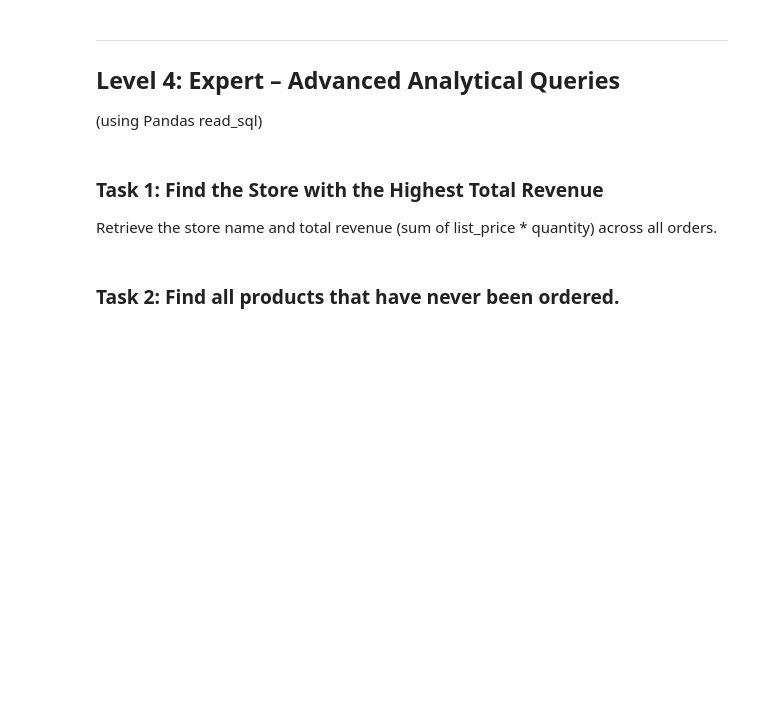
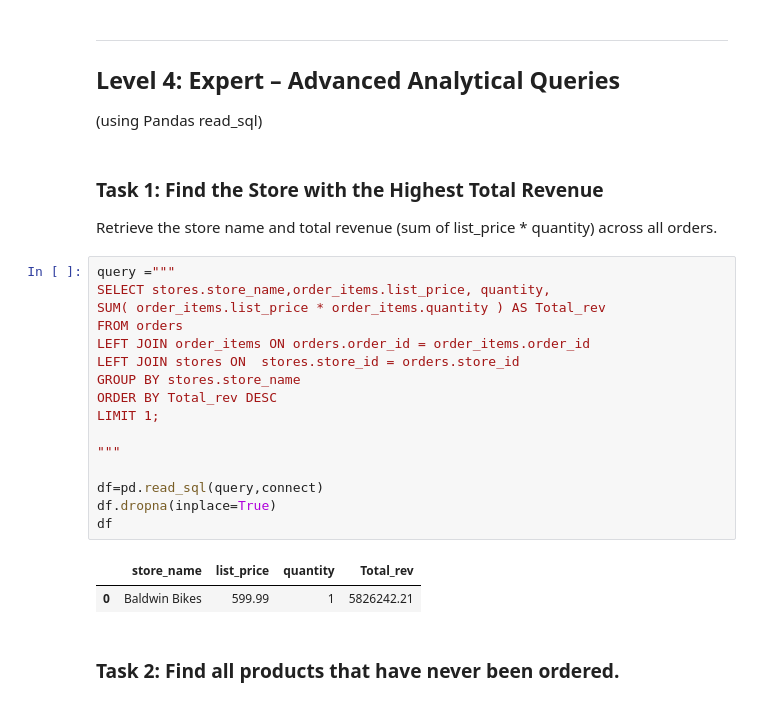
Before and after one commit to youssefsalah224/workshop, a Jupyter notebook: SQL Data Analysis Workshop.ipynb, the cells around one changed output. Drawn from its saved outputs; the diff is of its cells as text; blank space fills up the shorter version.

```diff
--- a/SQL Data Analysis Workshop.ipynb
+++ b/SQL Data Analysis Workshop.ipynb
@@ -342,5 +389,24 @@ California (CA) , New York (NY) , Texas (TX)
 # %% [markdown]
 ### Task 1: Find the Store with the Highest Total Revenue
 Retrieve the store name and total revenue (sum of list_price * quantity) across all orders.
+# %%
+query ="""
+SELECT stores.store_name,order_items.list_price, quantity,
+SUM( order_items.list_price * order_items.quantity ) AS Total_rev
+FROM orders
+LEFT JOIN order_items ON orders.order_id = order_items.order_id
+LEFT JOIN stores ON  stores.store_id = orders.store_id
+GROUP BY stores.store_name
+ORDER BY Total_rev DESC
+LIMIT 1;
+
+"""
+
+df=pd.read_sql(query,connect)
+df.dropna(inplace=True)
+df
+# %% [output]
+|  | store_name | list_price | quantity | Total_rev |
+| 0 | Baldwin Bikes | 599.99 | 1 | 5826242.21 |
 # %% [markdown]
 ### Task 2: Find all products that have never been ordered.
```
Also changed, not shown: parts of 11 cells of this notebook.
